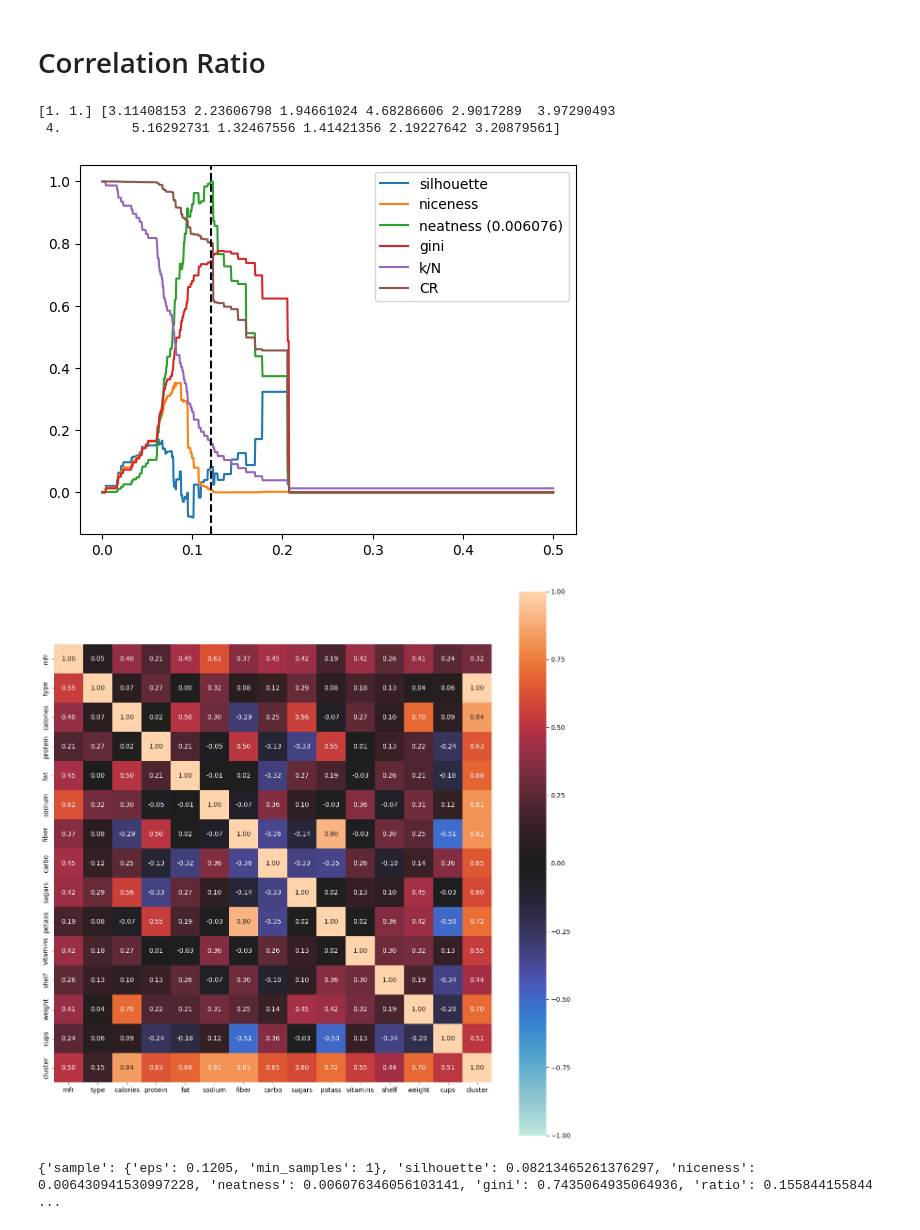
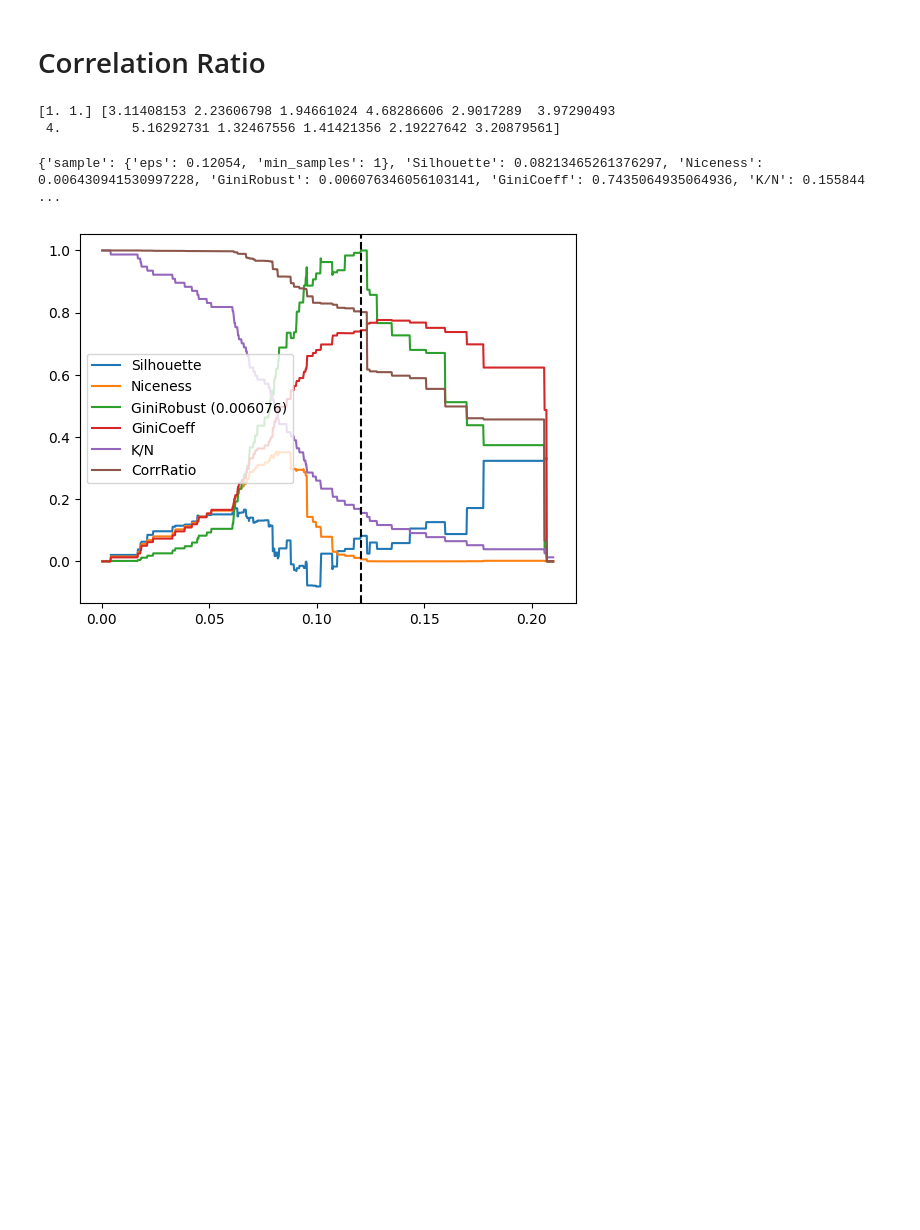
Before and after one commit to chrico-bu-uab/gower, a Jupyter notebook: optimization_examples.ipynb, the cells around one changed output. Saved outputs shown, nothing was run; the diff lists cells and outputs as text; code cells hidden in the pictures; blank space fills up the shorter version.

Commit message:
neatness, and more

```diff
--- a/optimization_examples.ipynb
+++ b/optimization_examples.ipynb
@@ -213,13 +184,13 @@ plt.show()
 # Correlation Ratio
 # %%
 cereal = pd.read_csv("cereal.csv", index_col="name")
+
 cereal_ = optimize_dbscan(cereal.drop("rating", axis=1), cereal.rating,
-                          factor=0.5, precomputed=True, chunksize=20)
+                          factor=0.21, precomputed=True, chunksize=20)
 # %% [output]
 [1. 1.] [3.11408153 2.23606798 1.94661024 4.68286606 2.9017289  3.97290493
  4.         5.16292731 1.32467556 1.41421356 2.19227642 3.20879561]
+{'sample': {'eps': 0.12054, 'min_samples': 1}, 'Silhouette': 0.08213465261376297, 'Niceness': 0.006430941530997228, 'GiniRobust': 0.006076346056103141, 'GiniCoeff': 0.7435064935064936, 'K/N': 0.155844 ...
-[figure, old version]
+[figure, new version]
-[figure, removed]
-{'sample': {'eps': 0.1205, 'min_samples': 1}, 'silhouette': 0.08213465261376297, 'niceness': 0.006430941530997228, 'neatness': 0.006076346056103141, 'gini': 0.7435064935064936, 'ratio': 0.155844155844 ...
 # %%
 house = pd.read_csv("HousePrices_Canada.csv", index_col=0)
```
Also changed, not shown: parts of 14 cells of this notebook, 1 other file.
